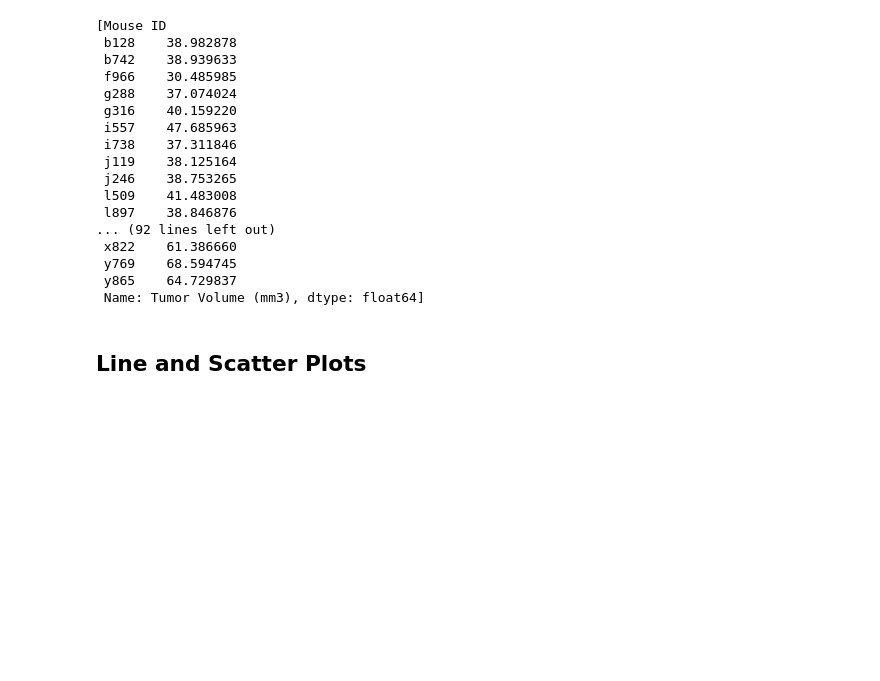
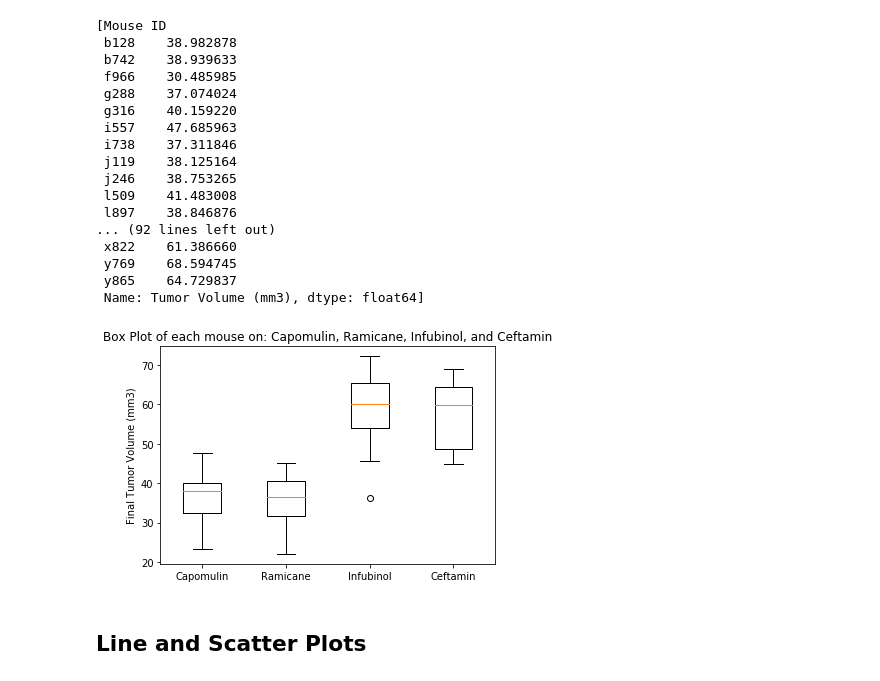
Before and after one commit to minerva-b/Matplotlib-Challenge, a Jupyter notebook: Pymaceuticals_Code.ipynb, the cells around one changed output. Cells and saved outputs as stored; diff of their text form; code cells hidden in the pictures; blank space fills up the shorter version.

Commit message:
Adding print of boxplot

```diff
--- a/Pymaceuticals_Code.ipynb
+++ b/Pymaceuticals_Code.ipynb
@@ -320,7 +320,14 @@ tumor_vol_by_treatment
  Name: Tumor Volume (mm3), dtype: float64]
 # %%
 # Generate a box plot of the final tumor volume of each mouse across four regimens of interest
-plt.box()
+fig1, ax1 = plt.subplots()
+ax1.set_title('Box Plot of each mouse on: Capomulin, Ramicane, Infubinol, and Ceftamin')
+ax1.set_xticklabels(['Capomulin', 'Ramicane', 'Infubinol', 'Ceftamin'])
+ax1.set_ylabel('Final Tumor Volume (mm3)')
+ax1.boxplot(tumor_vol_by_treatment)
+plt.show()
+# %% [output]
+[figure, added]
 # %%
 # Calculate the IQR and quantitatively determine if there are any potential outliers.
 
```
Also changed, not shown: parts of 1 cell of this notebook.
